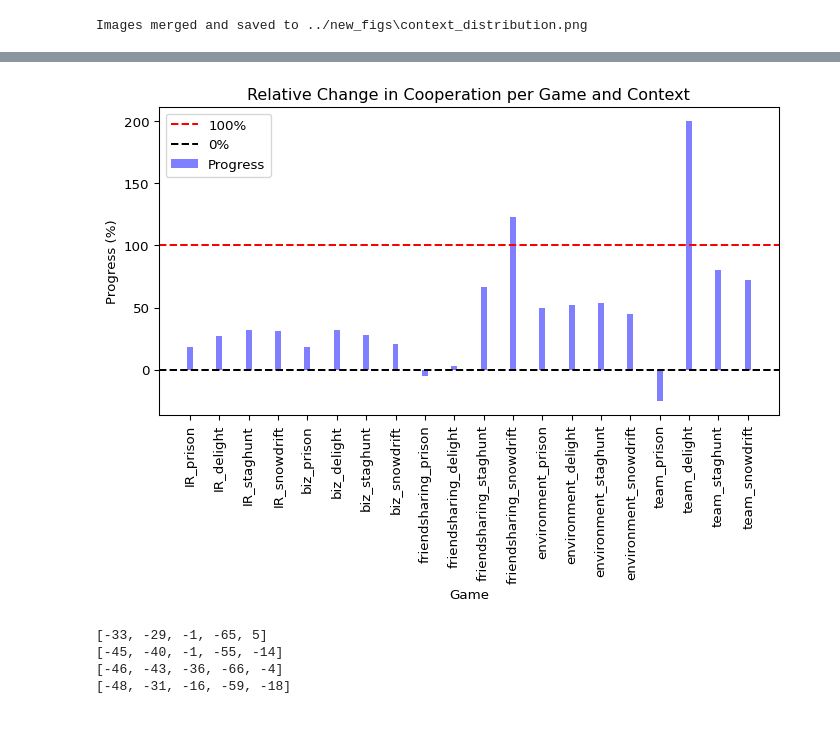
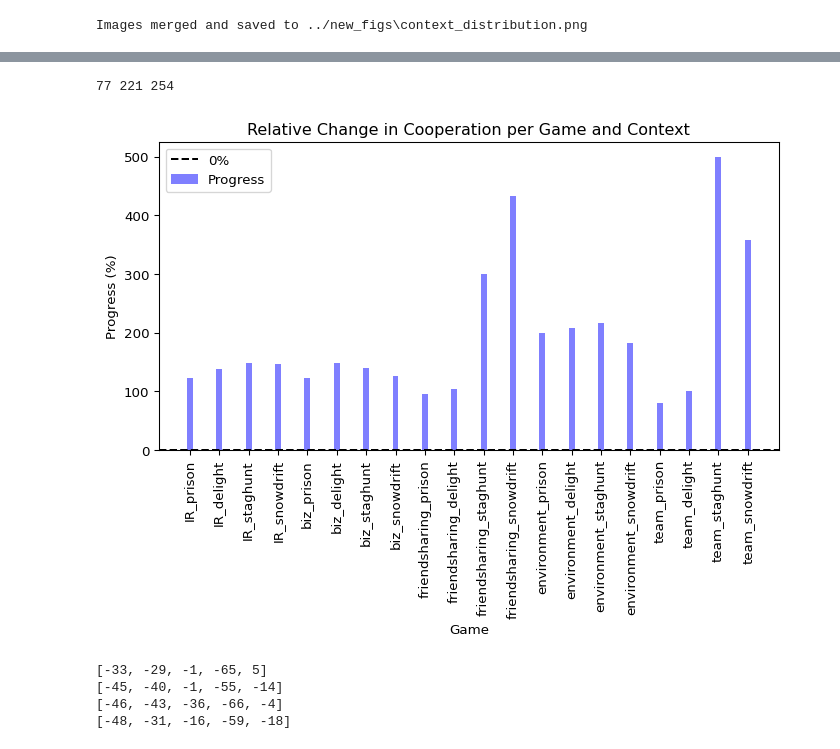
Before and after one commit to sepehrilami/LFB, a Jupyter notebook: notebooks/result_analysis.ipynb, the cells around one changed output, grey strips where cells are left out. Drawn from its saved outputs; the diff is of its cells as text; code cells hidden in the pictures.

```diff
--- a/notebooks/result_analysis.ipynb
+++ b/notebooks/result_analysis.ipynb
@@ -320,35 +320,38 @@ Images merged and saved to ../new_figs\game_distribution.png
 # %%
 # for each game and context, the goal of finetuning was to reach the results of the 70b model
 # so the initial model is 7b_org, the finetuned model is 7b_finetuned, and the target model is 70b
 # given this, compare the progress of 7b_org and 7b_finetuned towards 70b by this formula:
 # progress = (7b_finetuned - 7b_org) / (70b - 7b_org) * 100
 
 def compare_progress(all_data, keys):
     my_dpi = 96
     plt.figure(figsize=(800/my_dpi, 400/my_dpi), dpi=my_dpi)
 
     # plt.figure(figsize=(10, 5))
     bar_width = 0.2
     bar_positions = []
 
-    progress = [(all_data['7b_finetuned'][key]['  C'] - all_data['7b_org'][key]['  C']) / (all_data['70b_reasoning'][key]['  C'] - all_data['7b_org'][key]['  C']) * 100 for key in keys]
+    progress = [abs(all_data['70b_reasoning'][key]['  C'] - all_data['7b_org'][key]['  C']) / abs(all_data['70b_reasoning'][key]['  C'] - all_data['7b_finetuned'][key]['  C']) * 100 for key in keys]
+    print(all_data['70b_reasoning']['IR_prison']['  C'], all_data['7b_finetuned']['IR_prison']['  C'], all_data['7b_org']['IR_prison']['  C'])
     x = [pos for pos in range(len(keys))]
     plt.bar(x, progress, width=bar_width, alpha=0.5, label='Progress', color='blue')
     # draw a line at y=100
-    plt.axhline(y=100, color='r', linestyle='--', label='100%')
+    # plot logaritmic scale
+    # plt.yscale('log')
     plt.axhline(y=0, color='black', linestyle='--', label='0%')
     plt.xticks([pos for pos in range(len(keys))], keys, rotation=90)
     plt.xlabel('Game')
     plt.ylabel('Progress (%)')
     plt.title('Relative Change in Cooperation per Game and Context')
     plt.legend()
-    plt.savefig(os.path.join("../new_figs", "progress.png"), dpi=my_dpi)
+    # plt.savefig(os.path.join("../new_figs", "progress.png"), dpi=my_dpi)
     plt.show()
 
 
 compare_progress(all_data, keys)
 # %% [output]
+77 221 254
-[figure, old version]
+[figure, new version]
 # %%
 # get the average progress per each game, and then per each context
 def get_average_progress(all_data, keys, category_type='Game'):
```
Also changed, not shown: parts of 1 cell of this notebook, 4 other files.
